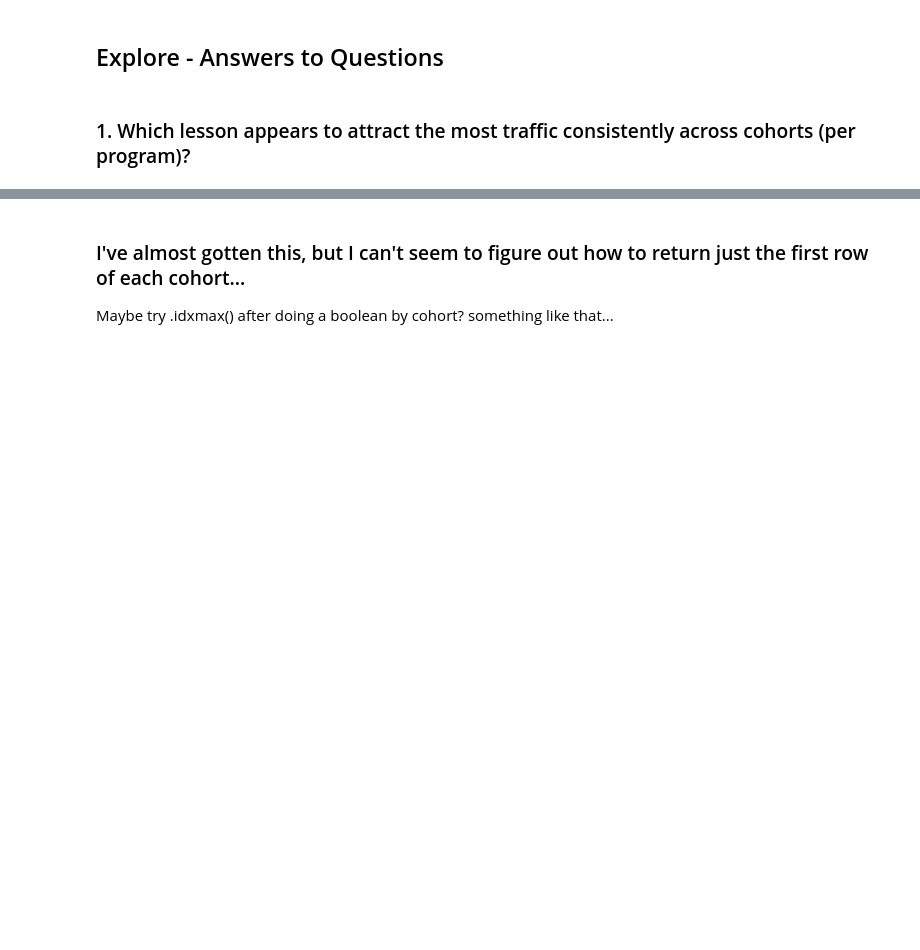
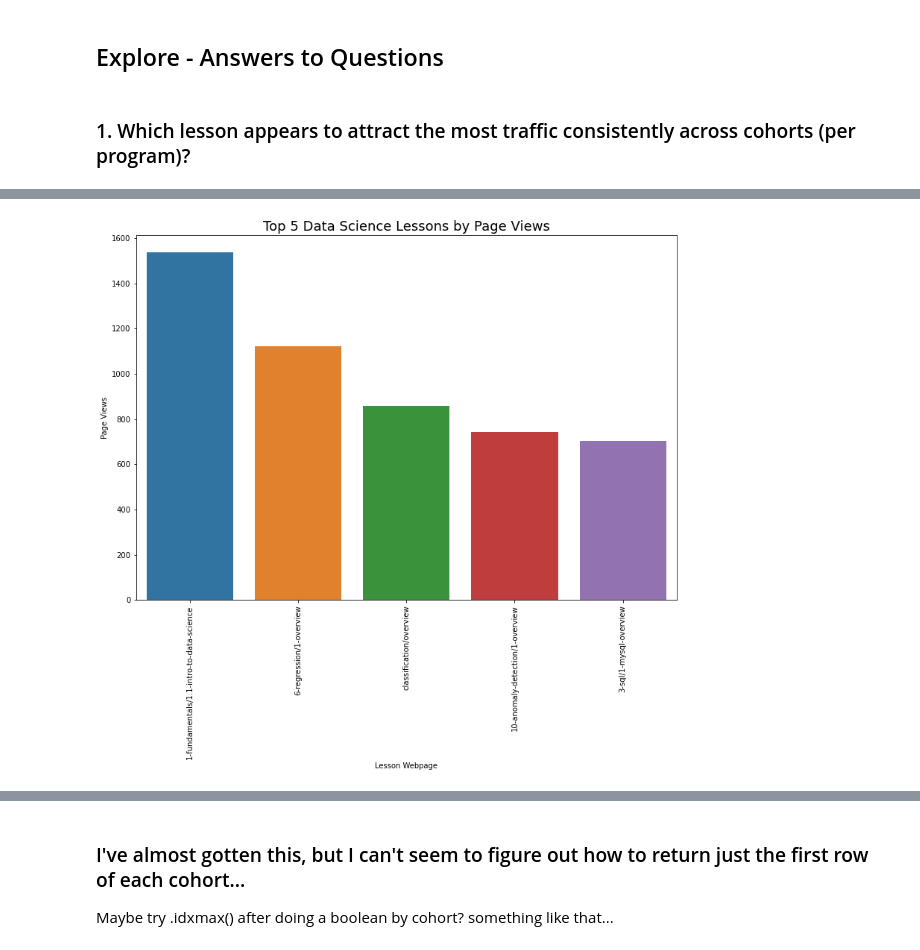
Before and after one commit to lukewbecker/time-series-project, a Jupyter notebook: time_series_project.ipynb, the cells around one changed output, grey strips where cells are left out. Saved outputs shown, nothing was run; the diff lists cells and outputs as text; code cells hidden in the pictures; blank space fills up the shorter version.

```diff
--- a/time_series_project.ipynb
+++ b/time_series_project.ipynb
@@ -454,0 +484,6 @@ ds_max_row
+# %%
+# Need to clean up rows first:
+dsdf = ds_df.groupby(['webpage'])['user_id'].count()
+dsdf = dsdf.reset_index()
+# %%
+dsdf.rename(columns = {'user_id': 'pageviews'}, inplace = True)
@@ -454,0 +522,13 @@ ds_max_row
+# %%
+# Removing un-needed rows:
+dsdf = dsdf[dsdf.webpage != "/"]
+dsdf = dsdf[~dsdf.webpage.str.contains("github.com")]
+dsdf = dsdf[~dsdf.webpage.str.contains(".jpeg")]
+dsdf = dsdf[~dsdf.webpage.str.contains(".jpg")]
+dsdf = dsdf[~dsdf.webpage.str.contains("toc")]
+dsdf = dsdf[~dsdf.webpage.str.contains(".json")]
+# %%
+dsdf_top_5 = dsdf.sort_values(by = 'pageviews', ascending = False).head(5)
+dsdf_top_5 = dsdf_top_5.reset_index()
+dsdf_top_5.drop(columns = "index", inplace = True)
+dsdf_top_5
@@ -454,0 +542,12 @@ ds_max_row
+# %%
+# Plotting the final graph to show top 5 most popular webpages in the webdev program
+
+plt.figure(figsize = (13, 9))
+sns.barplot(x = 'webpage', y = 'pageviews', data = dsdf_top_5)
+plt.title("Top 5 Data Science Lessons by Page Views", fontsize = 18)
+plt.ylabel("Page Views")
+plt.xlabel("Lesson Webpage")
+plt.xticks(rotation = 90)
+plt.show()
+# %% [output]
+[figure, added]
```
Also changed, not shown: parts of 158 cells of this notebook.
